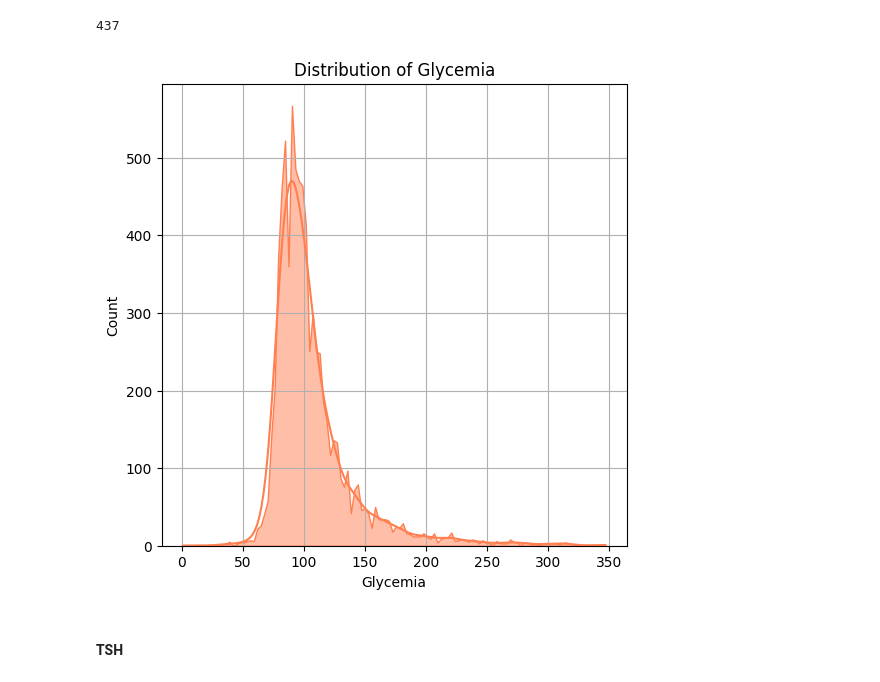
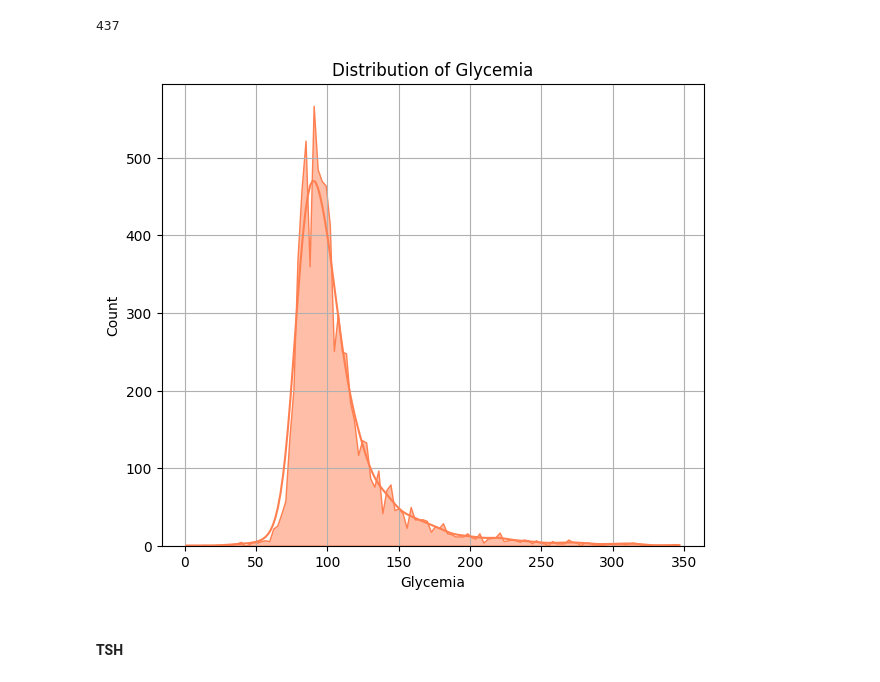
Before and after one commit to davide-marchi/clinical-data-encoding, a Jupyter notebook: Cleaning_Data.ipynb, the cells around one changed output. Drawn from its saved outputs; the diff is of its cells as text; code cells hidden in the pictures.

```diff
--- a/Cleaning_Data.ipynb
+++ b/Cleaning_Data.ipynb
@@ -383,17 +383,17 @@ chl_dataset.Glycemia.isna().sum()
 # %%
 sea_histogram(dataframe_to_plot=chl_dataset,
               column_of_interest="Glycemia",
               xlabel="Glycemia",
               ylabel="Count",
               title="Distribution of Glycemia",
               show_grid=True,
               element="poly",
-              figsize=(6,6),
+              figsize=(7,6),
               kde=True,
               color="coral"
               )
 # %% [output]
-[figure, old version]
+[figure, new version]
 # %% [markdown]
 #### TSH
 # %%
```
Also changed, not shown: parts of 156 cells of this notebook.
